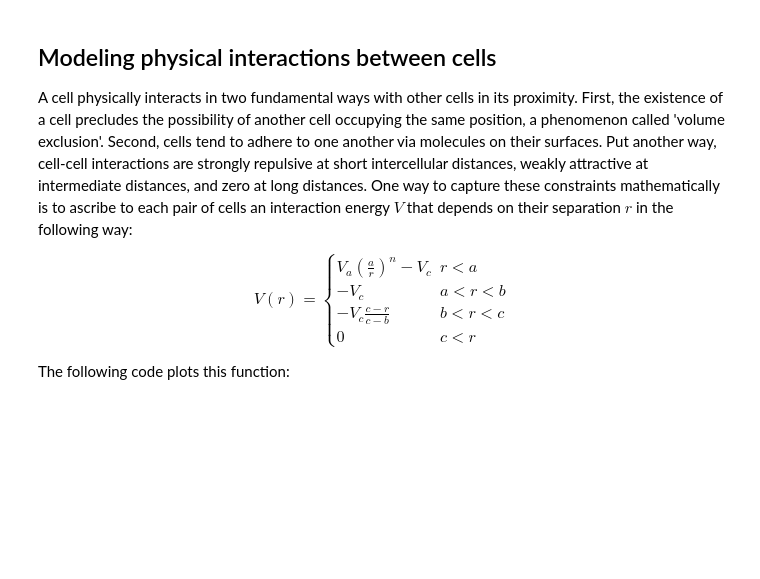
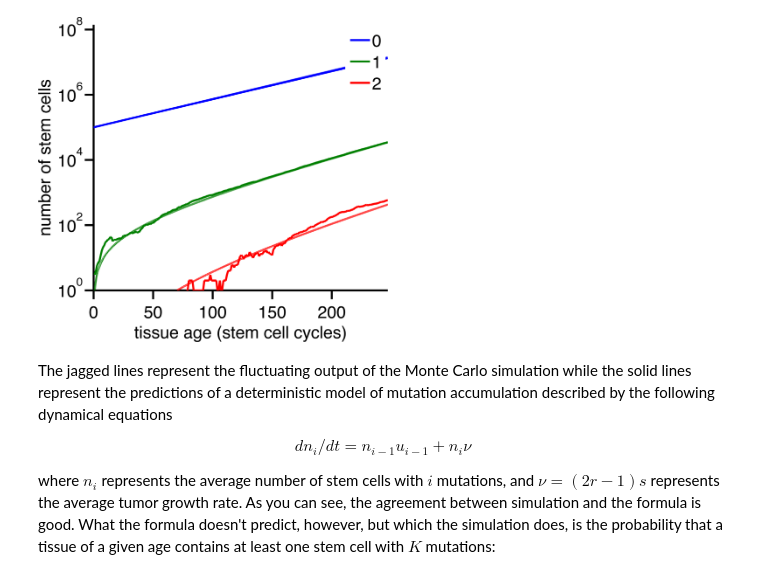
Before and after one commit to petermchale/mutation_accumulation, a Jupyter notebook: example/analysis.ipynb, the cells around one changed output. Saved outputs shown, nothing was run; the diff lists cells and outputs as text; code cells hidden in the pictures; blank space fills up the shorter version.

```diff
--- a/example/analysis.ipynb
+++ b/example/analysis.ipynb
@@ -155,16 +40,15 @@ execute_divisionQuiescence_event(prng, cells, old_tumor_energy, parameterValues)
-# %% [markdown]
-## Modeling physical interactions between cells
-A cell physically interacts in two fundamental ways with other cells in its proximity. First, the existence of a cell precludes the possibility of another cell occupying the same position, a phenomenon called 'volume exclusion'. Second, cells tend to adhere to one another via molecules on their surfaces. Put another way, cell-cell interactions are strongly repulsive at short intercellular distances, weakly attractive at intermediate distances, and zero at long distances. One way to capture these constraints mathematically is to ascribe to each pair of cells an interaction energy $V$ that depends on their separation $r$ in the following way:
-
-\begin{equation}
-V(r) = \left\{ \begin{array}{ll}
- V_a \left(\frac{a}{r}\right)^n - V_c & r < a\\
- -V_c  & a < r < b \\
- -V_c \frac{c-r}{c-b}  & b < r < c \\
- 0  & c < r
- \end{array} \right.
-\end{equation}
-
-The following code plots this function:
+# %%
+from IPython.display import Image
+Image(filename="trajectories.png", width=350, height=350)
+# %% [output]
+[figure, added]
+# %% [markdown]
+The jagged lines represent the fluctuating output of the Monte Carlo simulation while the solid lines represent the predictions of a deterministic model of mutation accumulation described by the following dynamical equations
+
+\begin{equation}
+dn_i/dt = n_{i-1}u_{i-1} + n_i \nu
+\end{equation}
+
+where $n_i$ represents the average number of stem cells with $i$ mutations, and $\nu = (2r-1)s$ represents the average tumor growth rate. As you can see, the agreement between simulation and the formula is good. What the formula doesn't predict, however, but which the simulation does, is the probability that a  tissue of a given age contains at least one stem cell with $K$ mutations:
 # %%
 import numpy as np
```
Also changed, not shown: parts of 28 cells of this notebook.
